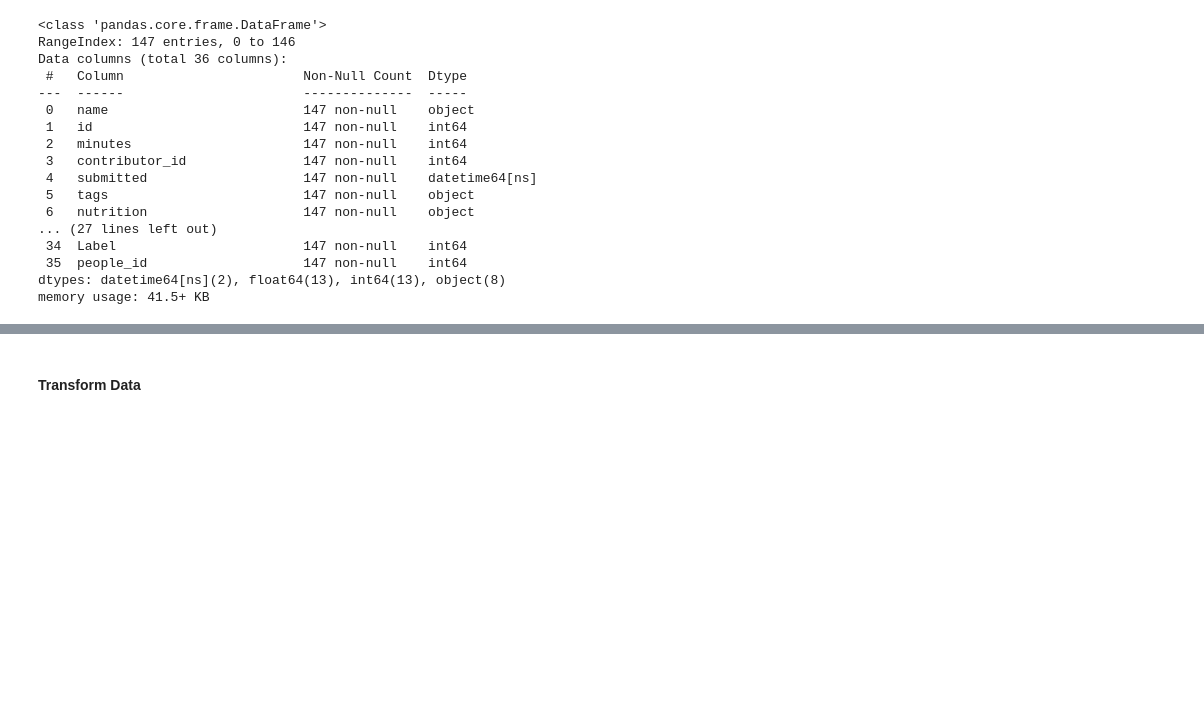
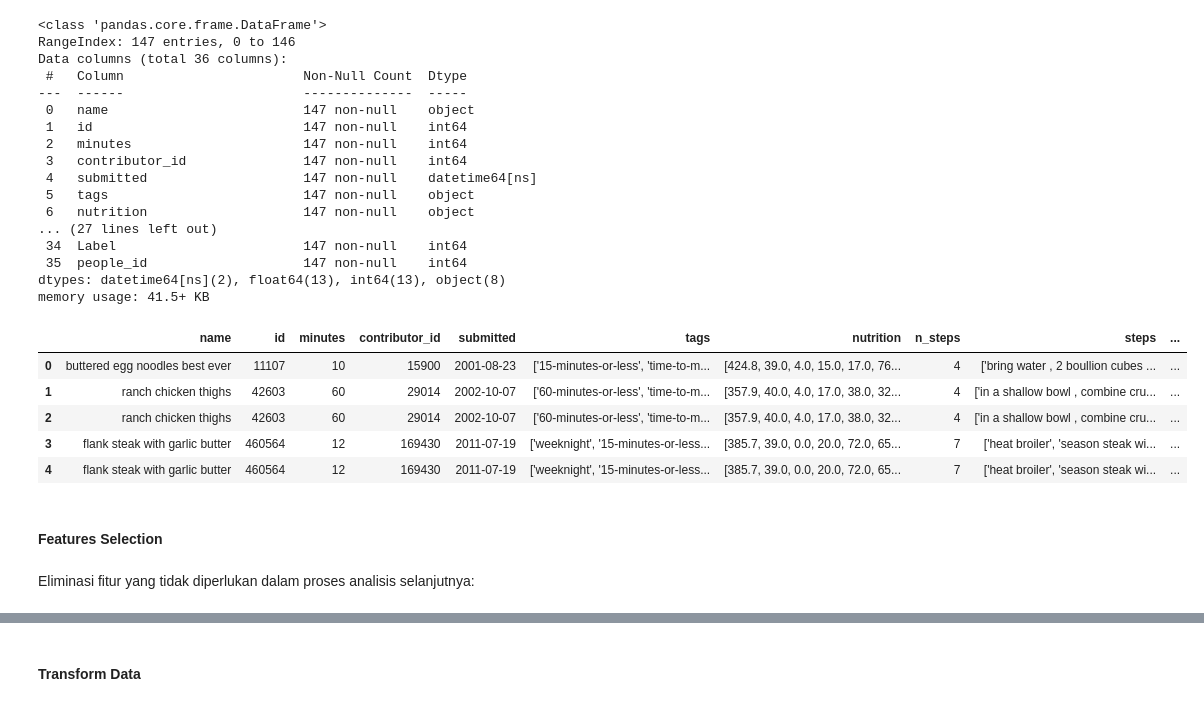
Before and after one commit to Sulbae/OlahGizi-Project, a Jupyter notebook: Food Recommender/notebook.ipynb, the cells around one changed output, grey strips where cells are left out. Cells and saved outputs as stored; diff of their text form; code cells hidden in the pictures; blank space fills up the shorter version.

Commit message:
features selection

```diff
--- a/Food Recommender/notebook.ipynb
+++ b/Food Recommender/notebook.ipynb
@@ -812,3 +812,16 @@ Data columns (total 36 columns):
  35  people_id                    147 non-null    int64
 dtypes: datetime64[ns](2), float64(13), int64(13), object(8)
 memory usage: 41.5+ KB
+# %%
+all_data_df.head()
+# %% [output]
+|  | name | id | minutes | contributor_id | submitted | tags | nutrition | n_steps | steps | ... |
+| 0 | buttered egg noodles best ever | 11107 | 10 | 15900 | 2001-08-23 | ['15-minutes-or-less', 'time-to-m... | [424.8, 39.0, 4.0, 15.0, 17.0, 76... | 4 | ['bring water , 2 boullion cubes ... | ... |
+| 1 | ranch chicken thighs | 42603 | 60 | 29014 | 2002-10-07 | ['60-minutes-or-less', 'time-to-m... | [357.9, 40.0, 4.0, 17.0, 38.0, 32... | 4 | ['in a shallow bowl , combine cru... | ... |
+| 2 | ranch chicken thighs | 42603 | 60 | 29014 | 2002-10-07 | ['60-minutes-or-less', 'time-to-m... | [357.9, 40.0, 4.0, 17.0, 38.0, 32... | 4 | ['in a shallow bowl , combine cru... | ... |
+| 3 | flank steak with garlic butter | 460564 | 12 | 169430 | 2011-07-19 | ['weeknight', '15-minutes-or-less... | [385.7, 39.0, 0.0, 20.0, 72.0, 65... | 7 | ['heat broiler', 'season steak wi... | ... |
+| 4 | flank steak with garlic butter | 460564 | 12 | 169430 | 2011-07-19 | ['weeknight', '15-minutes-or-less... | [385.7, 39.0, 0.0, 20.0, 72.0, 65... | 7 | ['heat broiler', 'season steak wi... | ... |
+# %% [markdown]
+#### Features Selection
+# %% [markdown]
+Eliminasi fitur yang tidak diperlukan dalam proses analisis selanjutnya:
```
Also changed, not shown: parts of 2 cells of this notebook.
